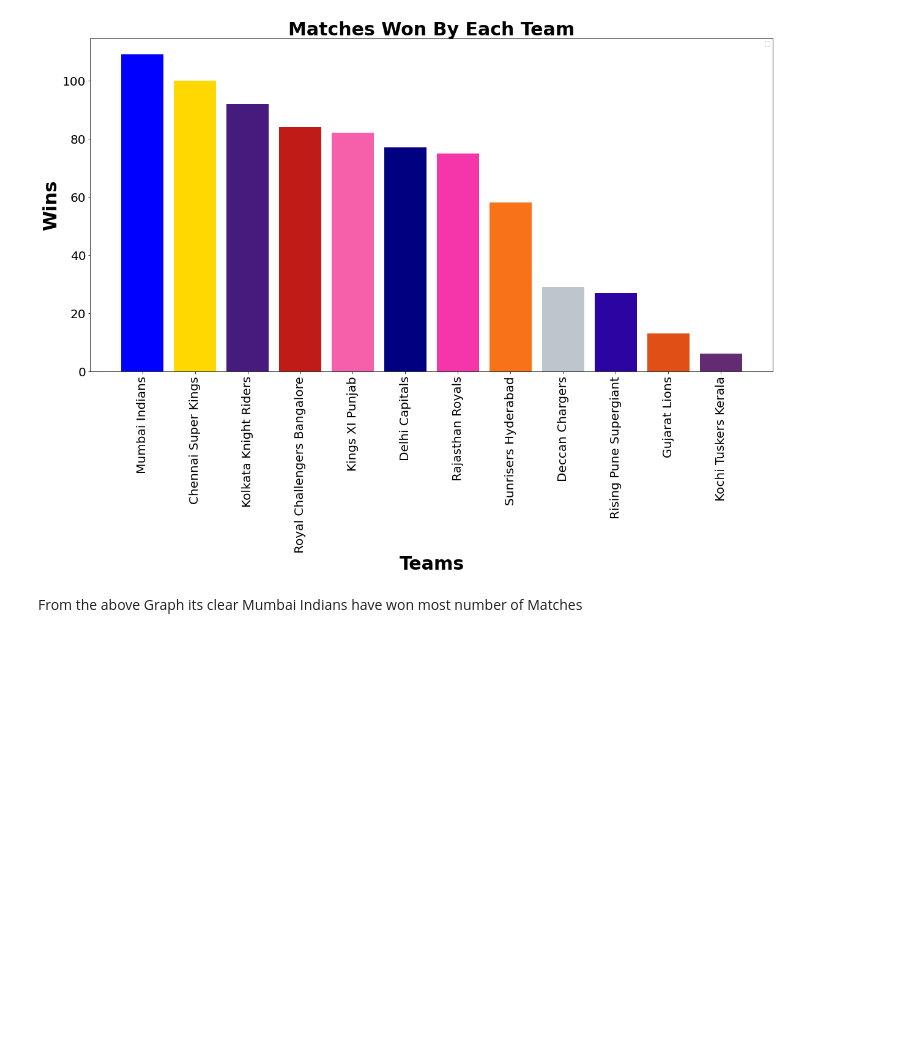
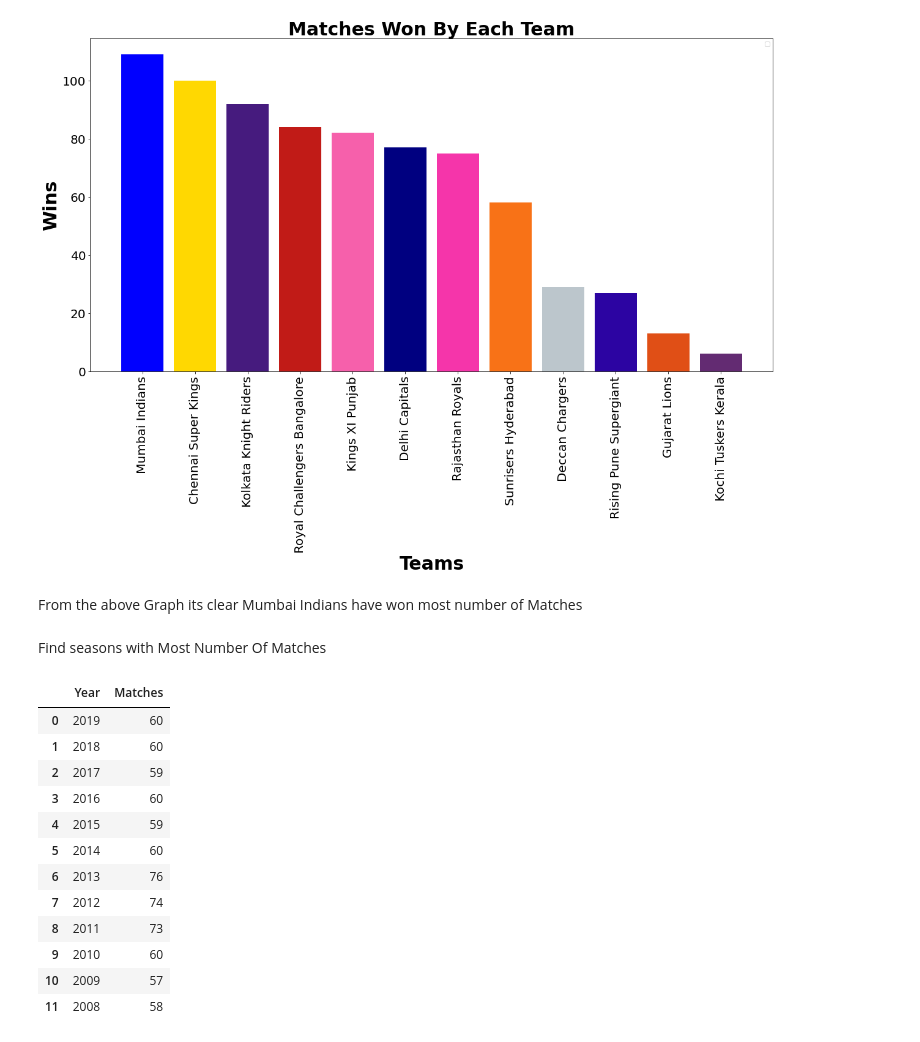
Before and after one commit to shaneydv/IPL-Data-Analysis, a Jupyter notebook: ipl_data_analysis.ipynb, the cells around one changed output. Saved outputs shown, nothing was run; the diff lists cells and outputs as text; code cells hidden in the pictures; blank space fills up the shorter version.

```diff
--- a/ipl_data_analysis.ipynb
+++ b/ipl_data_analysis.ipynb
@@ -373,3 +373,5 @@ plt.bar(winner_df.Teams, winner_df.wins, color = ['blue','#FFD801','#461B7E','#C
 [figure]
 # %% [markdown]
 From the above Graph its clear Mumbai Indians have won most number of Matches
+# %% [markdown]
+Find seasons with Most Number Of Matches
@@ -375,0 +382,16 @@ From the above Graph its clear Mumbai Indians have won most number of Matches
+# %%
+season_df
+# %% [output]
+|  | Year | Matches |
+| 0 | 2019 | 60 |
+| 1 | 2018 | 60 |
+| 2 | 2017 | 59 |
+| 3 | 2016 | 60 |
+| 4 | 2015 | 59 |
+| 5 | 2014 | 60 |
+| 6 | 2013 | 76 |
+| 7 | 2012 | 74 |
+| 8 | 2011 | 73 |
+| 9 | 2010 | 60 |
+| 10 | 2009 | 57 |
+| 11 | 2008 | 58 |
```
Also changed, not shown: parts of 12 cells of this notebook.
